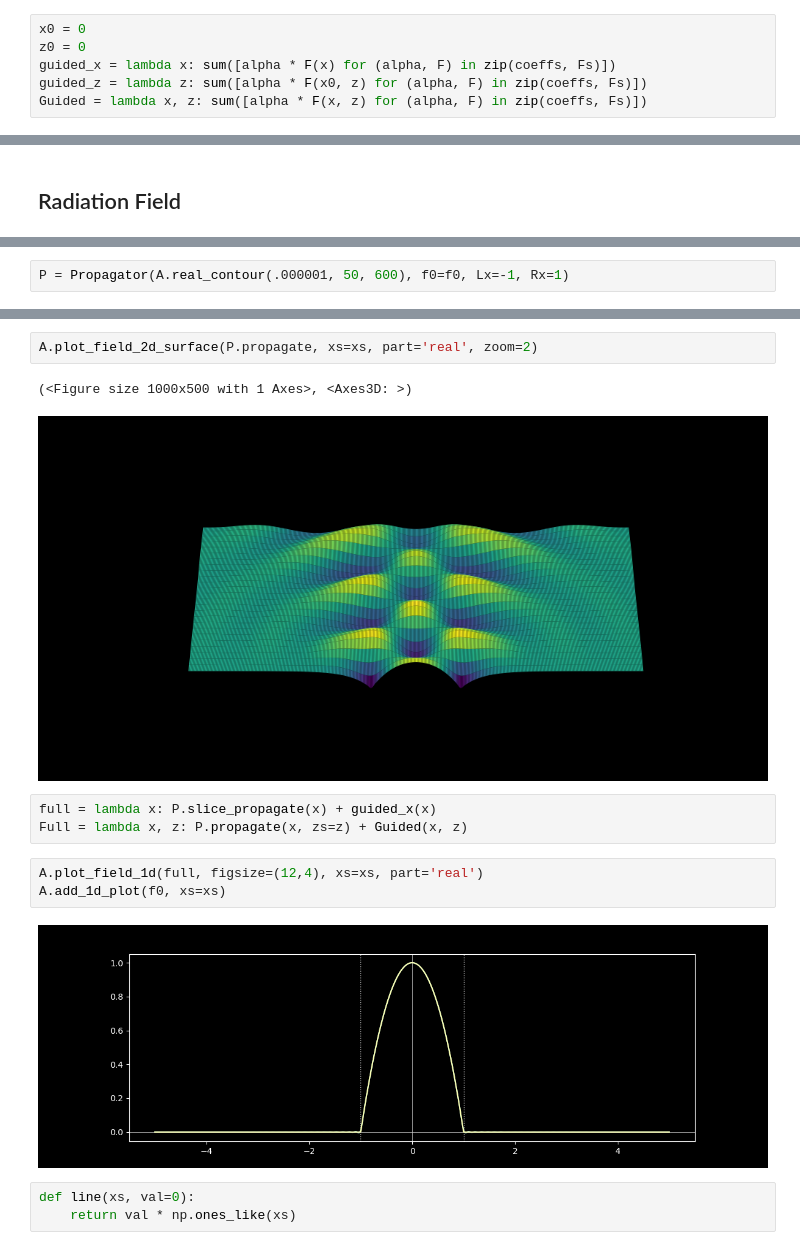
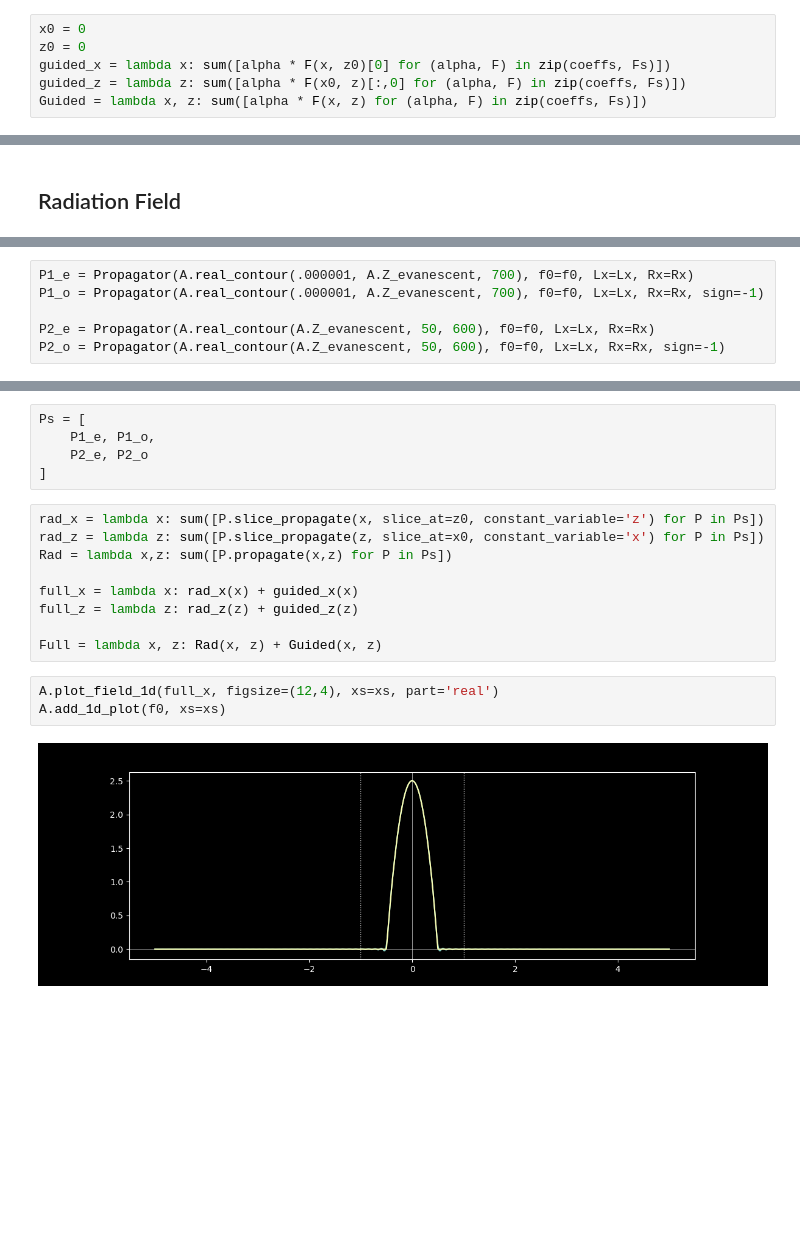
Before and after one commit to pumpkinpieter/slab, a Jupyter notebook: notebooks/Propagation/Basic_3_Layer/Basic_3_Layer.ipynb, the cells around one changed output, grey strips where cells are left out. Drawn from its saved outputs; the diff is of its cells as text; blank space fills up the shorter version.

```diff
--- a/notebooks/Propagation/Basic_3_Layer/Basic_3_Layer.ipynb
+++ b/notebooks/Propagation/Basic_3_Layer/Basic_3_Layer.ipynb
@@ -79,7 +66,7 @@ array([0.9820051+0.j])
 # %%
 x0 = 0
 z0 = 0
-guided_x = lambda x: sum([alpha * F(x) for (alpha, F) in zip(coeffs, Fs)])
-guided_z = lambda z: sum([alpha * F(x0, z) for (alpha, F) in zip(coeffs, Fs)])
+guided_x = lambda x: sum([alpha * F(x, z0)[0] for (alpha, F) in zip(coeffs, Fs)])
+guided_z = lambda z: sum([alpha * F(x0, z)[:,0] for (alpha, F) in zip(coeffs, Fs)])
 Guided = lambda x, z: sum([alpha * F(x, z) for (alpha, F) in zip(coeffs, Fs)])
 # %%
@@ -93,3 +83,7 @@ Propagator = A.propagator()
 # %%
-P = Propagator(A.real_contour(.000001, 50, 600), f0=f0, Lx=-1, Rx=1)
+P1_e = Propagator(A.real_contour(.000001, A.Z_evanescent, 700), f0=f0, Lx=Lx, Rx=Rx)
+P1_o = Propagator(A.real_contour(.000001, A.Z_evanescent, 700), f0=f0, Lx=Lx, Rx=Rx, sign=-1)
+
+P2_e = Propagator(A.real_contour(A.Z_evanescent, 50, 600), f0=f0, Lx=Lx, Rx=Rx)
+P2_o = Propagator(A.real_contour(A.Z_evanescent, 50, 600), f0=f0, Lx=Lx, Rx=Rx, sign=-1)
 # %%
@@ -107,18 +97,21 @@ A.plot_field_1d(P.slice_propagate, xs=xs)
-# %%
-A.plot_field_2d_surface(P.propagate, xs=xs, part='real', zoom=2)
-# %% [output]
-(<Figure size 1000x500 with 1 Axes>, <Axes3D: >)
-[figure, removed]
+# %%
+Ps = [
+    P1_e, P1_o,
+    P2_e, P2_o
+]
 # %%
-full = lambda x: P.slice_propagate(x) + guided_x(x)
-Full = lambda x, z: P.propagate(x, zs=z) + Guided(x, z)
+rad_x = lambda x: sum([P.slice_propagate(x, slice_at=z0, constant_variable='z') for P in Ps])
+rad_z = lambda z: sum([P.slice_propagate(z, slice_at=x0, constant_variable='x') for P in Ps])
+Rad = lambda x,z: sum([P.propagate(x,z) for P in Ps])
+
+full_x = lambda x: rad_x(x) + guided_x(x)
+full_z = lambda z: rad_z(z) + guided_z(z)
+
+Full = lambda x, z: Rad(x, z) + Guided(x, z)
 # %%
-A.plot_field_1d(full, figsize=(12,4), xs=xs, part='real')
+A.plot_field_1d(full_x, figsize=(12,4), xs=xs, part='real')
 A.add_1d_plot(f0, xs=xs)
 # %% [output]
-[figure, old version]
+[figure, new version]
-# %%
-def line(xs, val=0):
-    return val * np.ones_like(xs)
 # %%
 A.plot_field_2d(Full, xs=np.linspace(-20,20,200), colorbar=False, figsize=(10,8),
```
Also changed, not shown: parts of 22 cells of this notebook, 23 other files.
